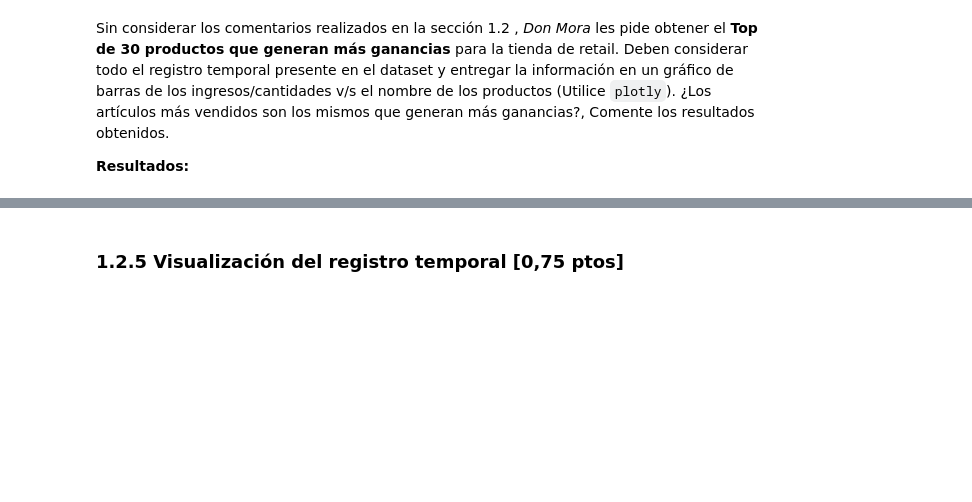
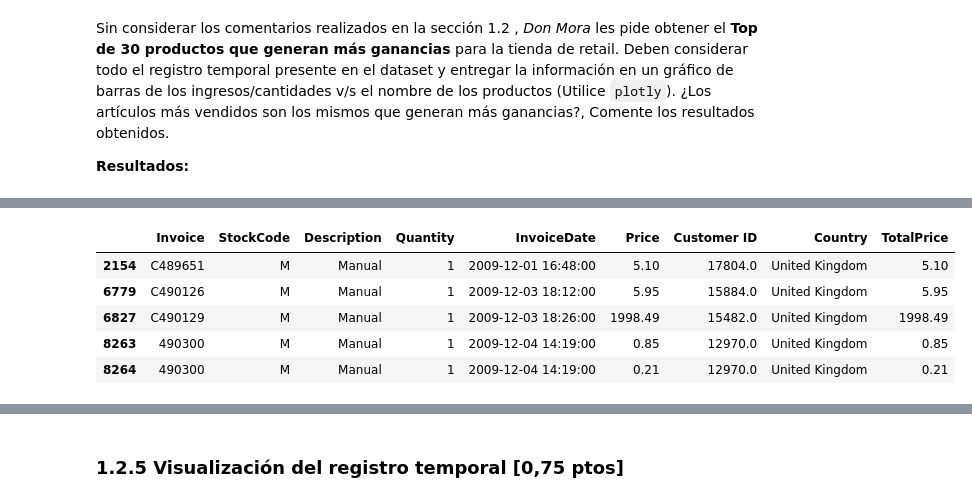
Before and after one commit to jcist/MDS7202, a Jupyter notebook: Lab6.ipynb, the cells around one changed output, grey strips where cells are left out. Cells and saved outputs as stored; diff of their text form; code cells hidden in the pictures; blank space fills up the shorter version.

```diff
--- a/Lab6.ipynb
+++ b/Lab6.ipynb
@@ -282,0 +483,11 @@ Sin considerar los comentarios realizados en la sección 1.2 , *Don Mora* les pi
+# %%
+# mostrar resultados del producto 'manual'
+
+df_retail_2[df_retail_2['Description'] == 'Manual'].head()
+# %% [output]
+|  | Invoice | StockCode | Description | Quantity | InvoiceDate | Price | Customer ID | Country | TotalPrice |
+| 2154 | C489651 | M | Manual | 1 | 2009-12-01 16:48:00 | 5.10 | 17804.0 | United Kingdom | 5.10 |
+| 6779 | C490126 | M | Manual | 1 | 2009-12-03 18:12:00 | 5.95 | 15884.0 | United Kingdom | 5.95 |
+| 6827 | C490129 | M | Manual | 1 | 2009-12-03 18:26:00 | 1998.49 | 15482.0 | United Kingdom | 1998.49 |
+| 8263 | 490300 | M | Manual | 1 | 2009-12-04 14:19:00 | 0.85 | 12970.0 | United Kingdom | 0.85 |
+| 8264 | 490300 | M | Manual | 1 | 2009-12-04 14:19:00 | 0.21 | 12970.0 | United Kingdom | 0.21 |
```
Also changed, not shown: parts of 32 cells of this notebook.
